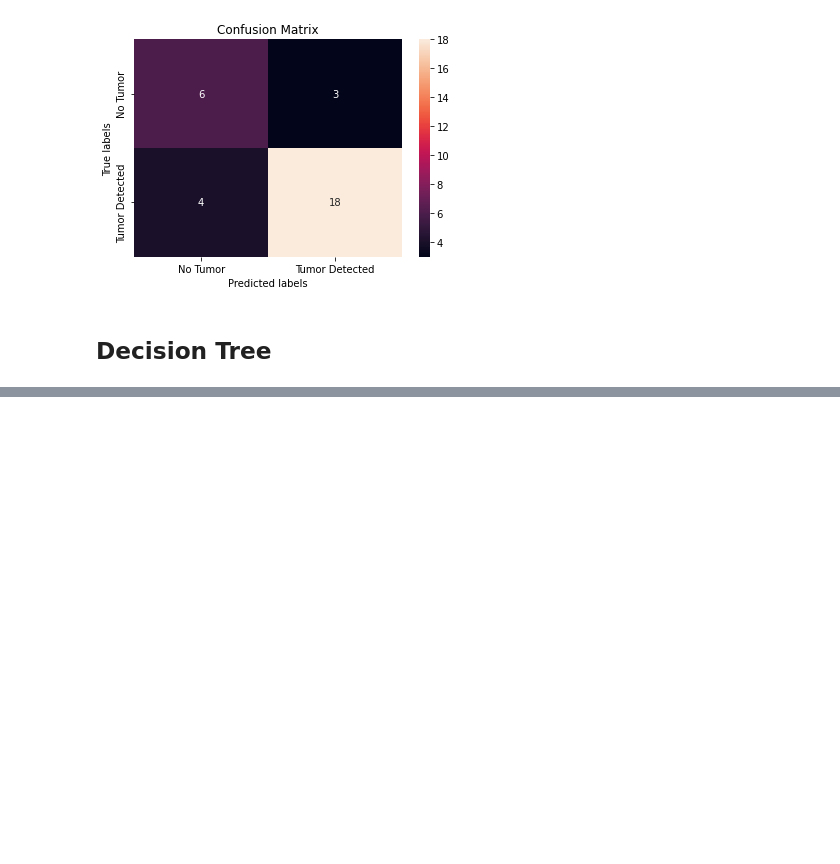
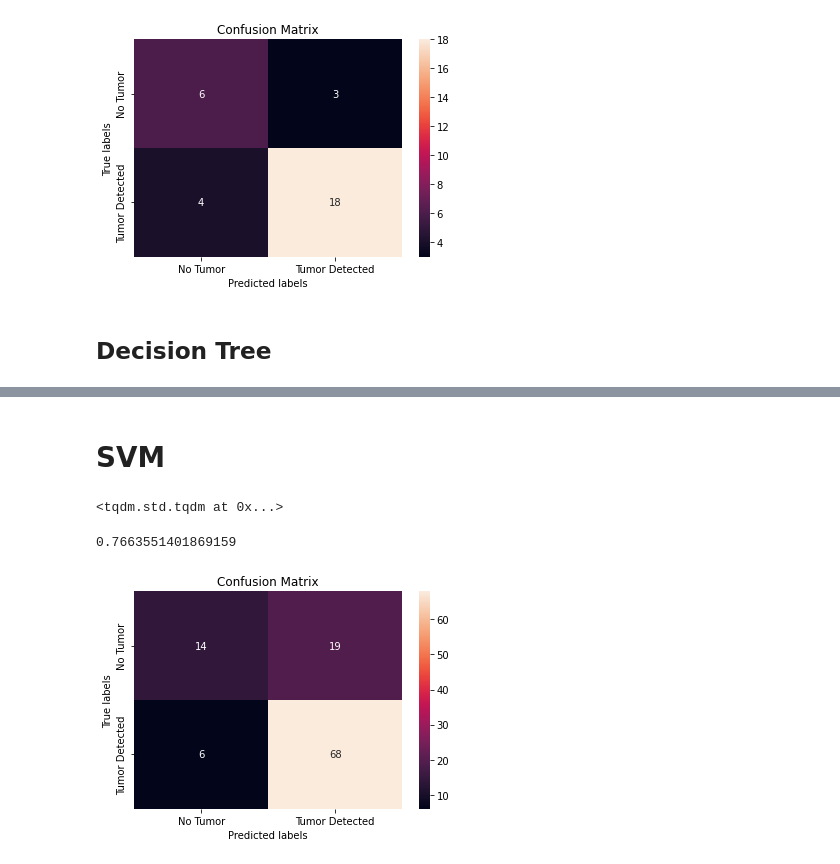
Before and after one commit to ssagar012/Kaggle-Projects, a Jupyter notebook: brain-tumor-detection-using-glcm-filters.ipynb, the cells around one changed output, grey strips where cells are left out. Saved outputs shown, nothing was run; the diff lists cells and outputs as text; code cells hidden in the pictures; blank space fills up the shorter version.

```diff
--- a/brain-tumor-detection-using-glcm-filters.ipynb
+++ b/brain-tumor-detection-using-glcm-filters.ipynb
@@ -538,2 +538,22 @@ tree_cv.score(X_test,y_test)
 # %%
 d = {"Logistic Regression" : logreg_cv.score(X_test, y_test)}
+# %% [markdown]
+# SVM
+# %%
+X_train, X_test, y_train, y_test =  train_test_split(X,y,test_size=0.7,random_state=2)
+parameters = {'kernel':('linear',"sigmoid"),
+              'C': [1000,100,300]}
+svm = SVC()
+svm_cv = GridSearchCV(svm, parameters, cv=5)
+tqdm(svm_cv.fit(X_train, y_train))
+# %% [output]
+<tqdm.std.tqdm at 0x...>
+# %%
+svm_cv.score(X_test,y_test)
+# %% [output]
+0.7663551401869159
+# %%
+yhat=svm_cv.predict(X_test)
+plot_confusion_matrix(y_test,yhat)
+# %% [output]
+[figure, added]
```
Also changed, not shown: parts of 4 cells of this notebook.
